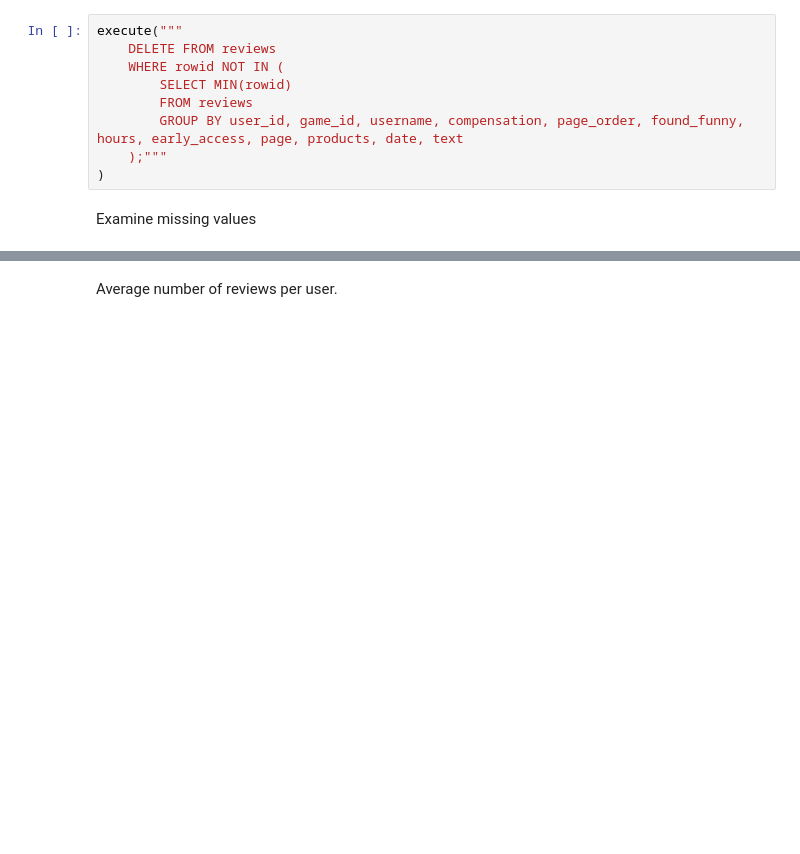
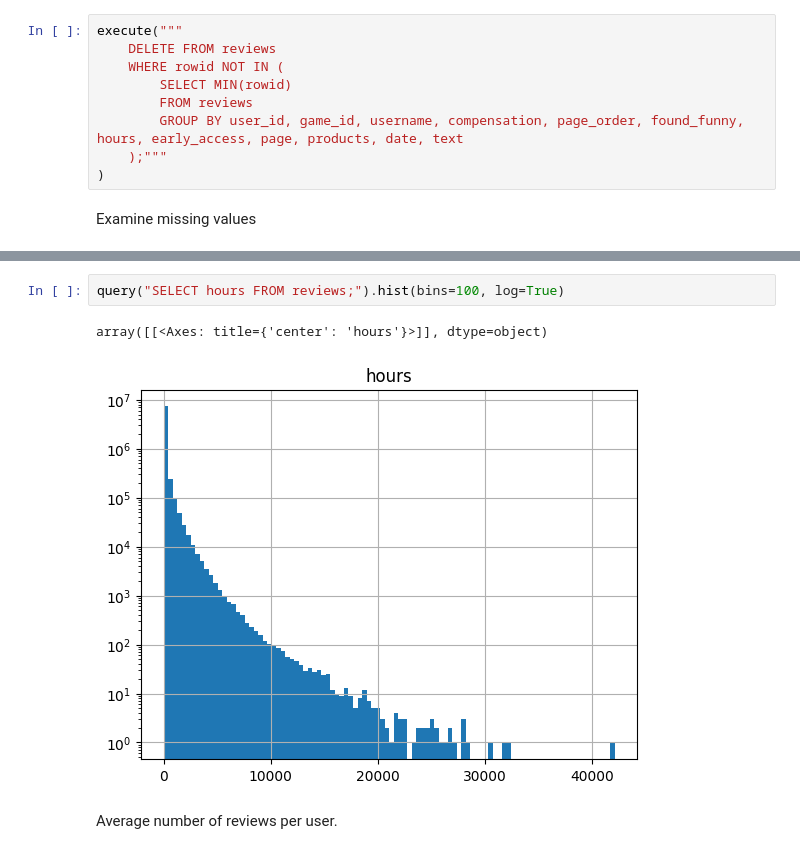
Before and after one commit to ayorgo/steam-recsys, a Jupyter notebook: steam-recsys.ipynb, the cells around one changed output, grey strips where cells are left out. Saved outputs shown, nothing was run; the diff lists cells and outputs as text; blank space fills up the shorter version.

```diff
--- a/steam-recsys.ipynb
+++ b/steam-recsys.ipynb
@@ -952,6 +969,11 @@ query("""
 # %% [output]
 |  | total | user_id | game_id | username | compensation | page_order | found_funny | hours | early_access | ... |
 | 0 | 7793069 | 59.242976 | 0.0 | 0.0 | 98.131378 | 0.0 | 84.592001 | 0.340521 | 0.0 | ... |
+# %%
+query("SELECT hours FROM reviews;").hist(bins=100, log=True)
+# %% [output]
+array([[<Axes: title={'center': 'hours'}>]], dtype=object)
+[figure, added]
 # %% [markdown]
 Average number of reviews per user.
 # %%
```
Also changed, not shown: parts of 24 cells of this notebook.
